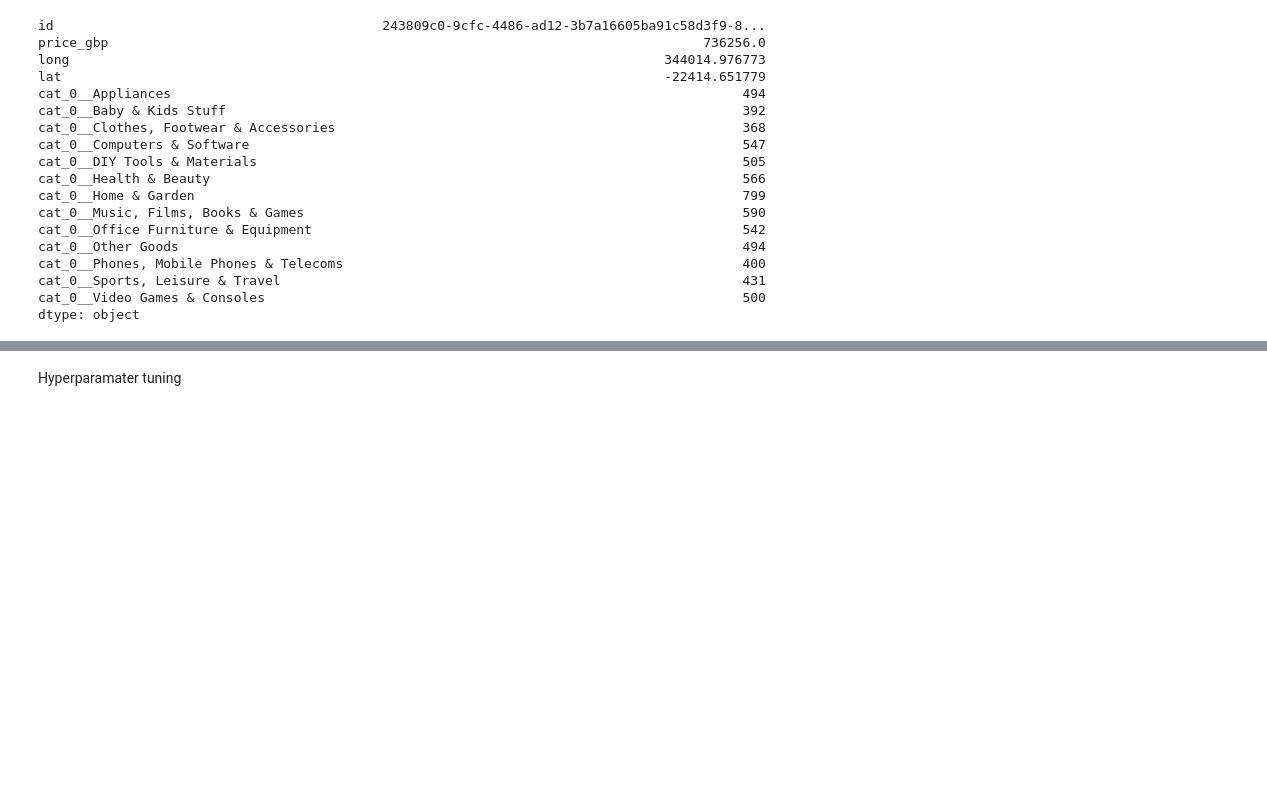
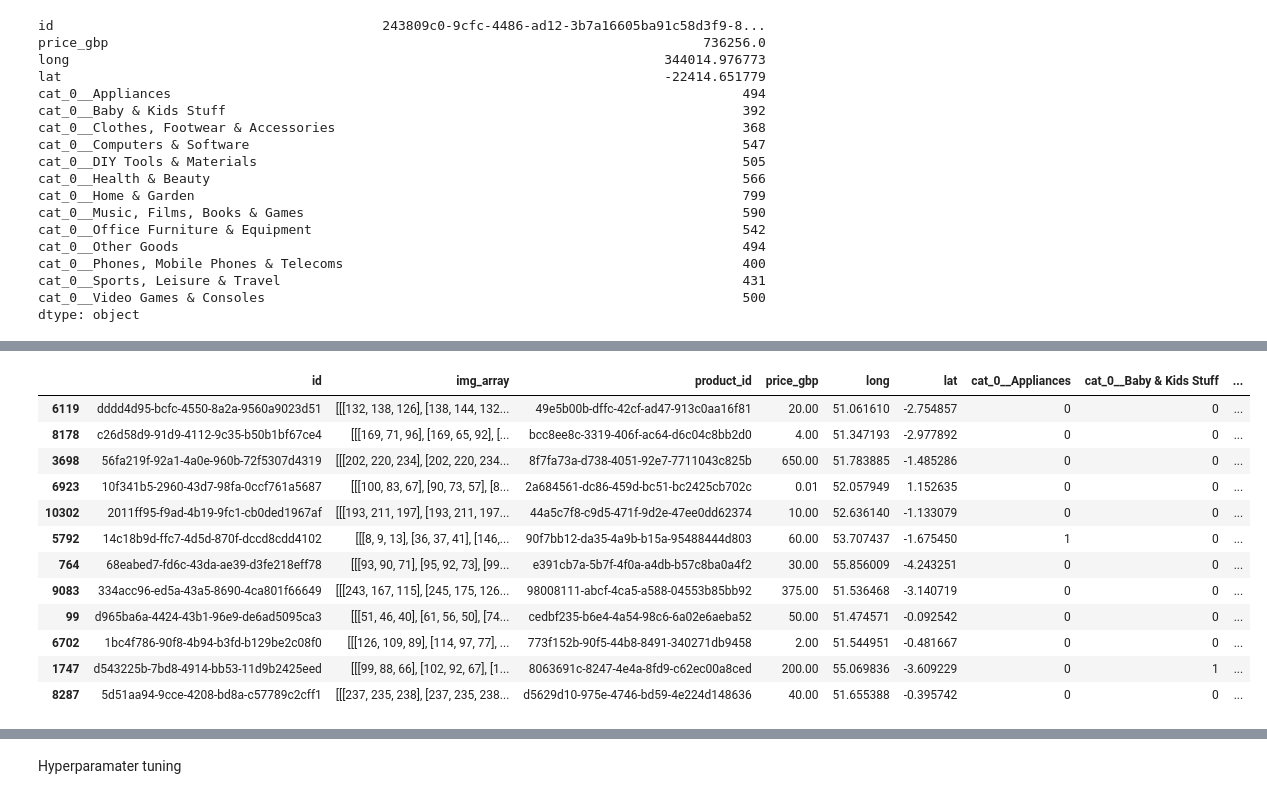
Before and after one commit to AdamWatson91/fb_marketplace, a Jupyter notebook: simple_img_classification.ipynb, the cells around one changed output, grey strips where cells are left out. Cells and saved outputs as stored; diff of their text form; code cells hidden in the pictures; blank space fills up the shorter version.

Commit message:
Add fucntionality to prepare data for image clasification after joining products with images. Note currently the images are not all in the same format and this needs to be addressed

```diff
--- a/simple_img_classification.ipynb
+++ b/simple_img_classification.ipynb
@@ -123,5 +82,0 @@ Drop more outliers for testing
-# %%
-from clean_tabular import TabularCleanse
-cleanse = TabularCleanse('fb_marketplace_conn.json', 'aicore2022!')
-products = cleanse.remove_rows_conditonal(products, 'price_gbp', 1000.00, '<')
-products
@@ -211,7 +82,0 @@ KeyError: "['id'] not found in axis"
-# %%
-products = products.drop(['id'], axis=1)
-
-
-X = products.drop(['price_gbp'], axis=1)
-y = products['price_gbp']
-X
@@ -231,0 +83,4 @@ X
+# %%
+model_data = pd.merge(img_data, products, how='right', left_on='product_id', right_on='id', suffixes=('', '_dupe')).filter(regex='^(?!.*_dupe)')
+# model_data.info()
+model_data
@@ -231,0 +101,10 @@ X
+# %%
+flatten_list = []
+for i in model_data['img_array']:
+    if type(i) is np.ndarray:
+        flatten_list.append(i.flatten())
+    else:
+        flatten_list.append(None)
+
+model_data['flatten_img_array'] = flatten_list
+model_data
@@ -231,0 +125,17 @@ X
+# %%
+model_data = model_data.sample(frac=0.01, random_state=42)
+model_data
+# %% [output]
+|  | id | img_array | product_id | price_gbp | long | lat | cat_0__Appliances | cat_0__Baby & Kids Stuff | ... |
+| 6119 | dddd4d95-bcfc-4550-8a2a-9560a9023d51 | [[[132, 138, 126], [138, 144, 132... | 49e5b00b-dffc-42cf-ad47-913c0aa16f81 | 20.00 | 51.061610 | -2.754857 | 0 | 0 | ... |
+| 8178 | c26d58d9-91d9-4112-9c35-b50b1bf67ce4 | [[[169, 71, 96], [169, 65, 92], [... | bcc8ee8c-3319-406f-ac64-d6c04c8bb2d0 | 4.00 | 51.347193 | -2.977892 | 0 | 0 | ... |
+| 3698 | 56fa219f-92a1-4a0e-960b-72f5307d4319 | [[[202, 220, 234], [202, 220, 234... | 8f7fa73a-d738-4051-92e7-7711043c825b | 650.00 | 51.783885 | -1.485286 | 0 | 0 | ... |
+| 6923 | 10f341b5-2960-43d7-98fa-0ccf761a5687 | [[[100, 83, 67], [90, 73, 57], [8... | 2a684561-dc86-459d-bc51-bc2425cb702c | 0.01 | 52.057949 | 1.152635 | 0 | 0 | ... |
+| 10302 | 2011ff95-f9ad-4b19-9fc1-cb0ded1967af | [[[193, 211, 197], [193, 211, 197... | 44a5c7f8-c9d5-471f-9d2e-47ee0dd62374 | 10.00 | 52.636140 | -1.133079 | 0 | 0 | ... |
+| 5792 | 14c18b9d-ffc7-4d5d-870f-dccd8cdd4102 | [[[8, 9, 13], [36, 37, 41], [146,... | 90f7bb12-da35-4a9b-b15a-95488444d803 | 60.00 | 53.707437 | -1.675450 | 1 | 0 | ... |
+| 764 | 68eabed7-fd6c-43da-ae39-d3fe218eff78 | [[[93, 90, 71], [95, 92, 73], [99... | e391cb7a-5b7f-4f0a-a4db-b57c8ba0a4f2 | 30.00 | 55.856009 | -4.243251 | 0 | 0 | ... |
+| 9083 | 334acc96-ed5a-43a5-8690-4ca801f66649 | [[[243, 167, 115], [245, 175, 126... | 98008111-abcf-4ca5-a588-04553b85bb92 | 375.00 | 51.536468 | -3.140719 | 0 | 0 | ... |
+| 99 | d965ba6a-4424-43b1-96e9-de6ad5095ca3 | [[[51, 46, 40], [61, 56, 50], [74... | cedbf235-b6e4-4a54-98c6-6a02e6aeba52 | 50.00 | 51.474571 | -0.092542 | 0 | 0 | ... |
+| 6702 | 1bc4f786-90f8-4b94-b3fd-b129be2c08f0 | [[[126, 109, 89], [114, 97, 77], ... | 773f152b-90f5-44b8-8491-340271db9458 | 2.00 | 51.544951 | -0.481667 | 0 | 0 | ... |
+| 1747 | d543225b-7bd8-4914-bb53-11d9b2425eed | [[[99, 88, 66], [102, 92, 67], [1... | 8063691c-8247-4e4a-8fd9-c62ec00a8ced | 200.00 | 55.069836 | -3.609229 | 0 | 1 | ... |
+| 8287 | 5d51aa94-9cce-4208-bd8a-c57789c2cff1 | [[[237, 235, 238], [237, 235, 238... | d5629d10-975e-4746-bd59-4e224d148636 | 40.00 | 51.655388 | -0.395742 | 0 | 0 | ... |
```
Also changed, not shown: parts of 19 cells of this notebook, 1 other file.
